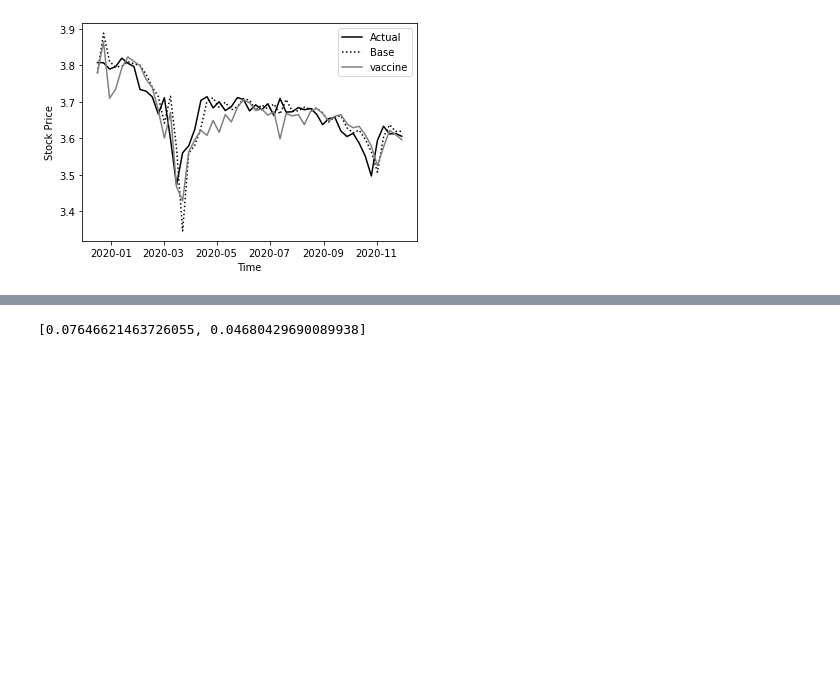
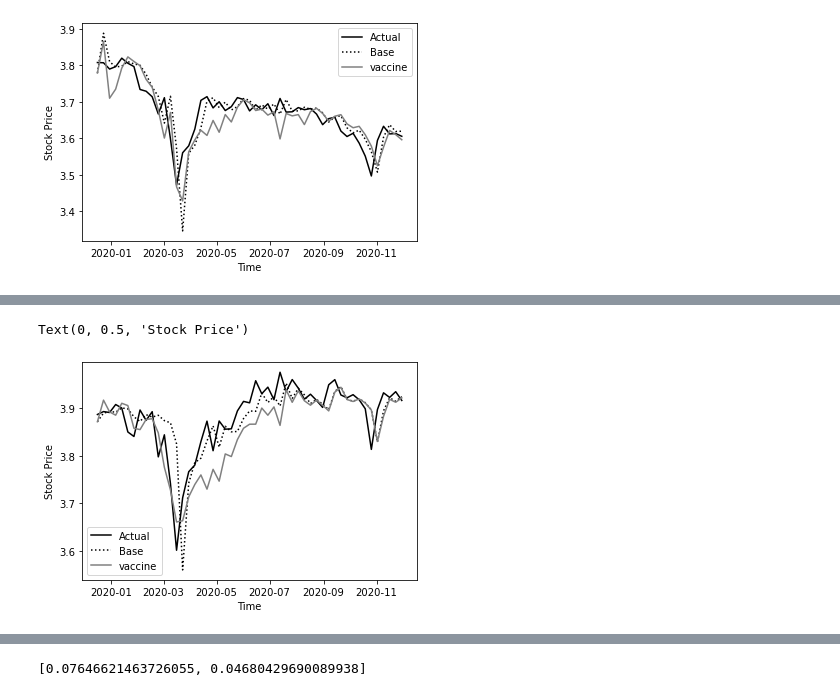
Before and after one commit to epfl-ada/ada-2020-project-milestone-p3-p3_illusions, a Jupyter notebook: extension.ipynb, the cells around one changed output, grey strips where cells are left out. Drawn from its saved outputs; the diff is of its cells as text; code cells hidden in the pictures; blank space fills up the shorter version.

```diff
--- a/extension.ipynb
+++ b/extension.ipynb
@@ -268,0 +327,10 @@ Text(0, 0.5, 'Stock Price')
+# %%
+plt.plot(SNY_2020.index[2:],SNY_actual_2020, color='black', label='Actual')
+plt.plot(SNY_2020.index[2:],SNY_base_2020[1], color='black', label='Base', linestyle=":")
+plt.plot(SNY_2020.index[2:],SNY_vaccine_2020, color='gray', label='vaccine')
+plt.legend()
+plt.xlabel('Time')
+plt.ylabel('Stock Price')
+# %% [output]
+Text(0, 0.5, 'Stock Price')
+[figure, added]
```
Also changed, not shown: parts of 23 cells of this notebook, 4 other files.
